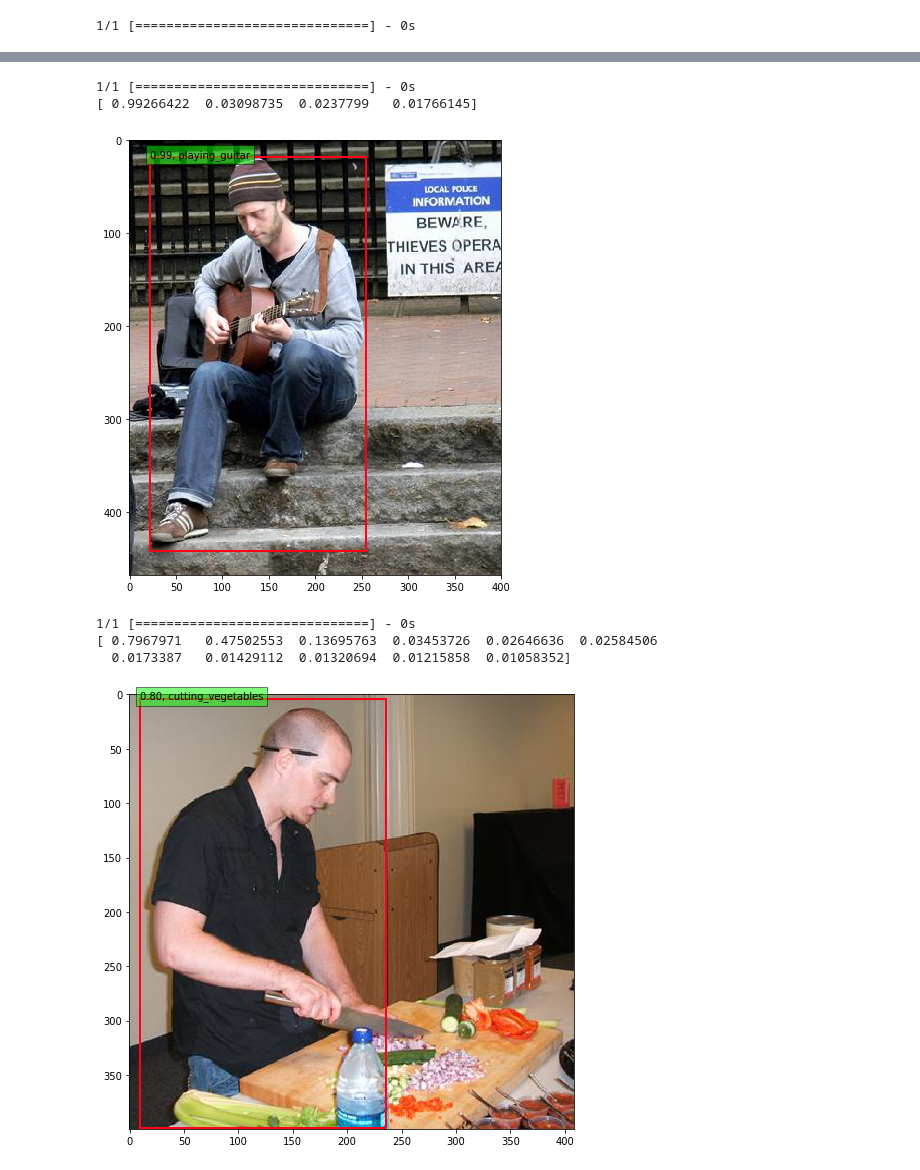
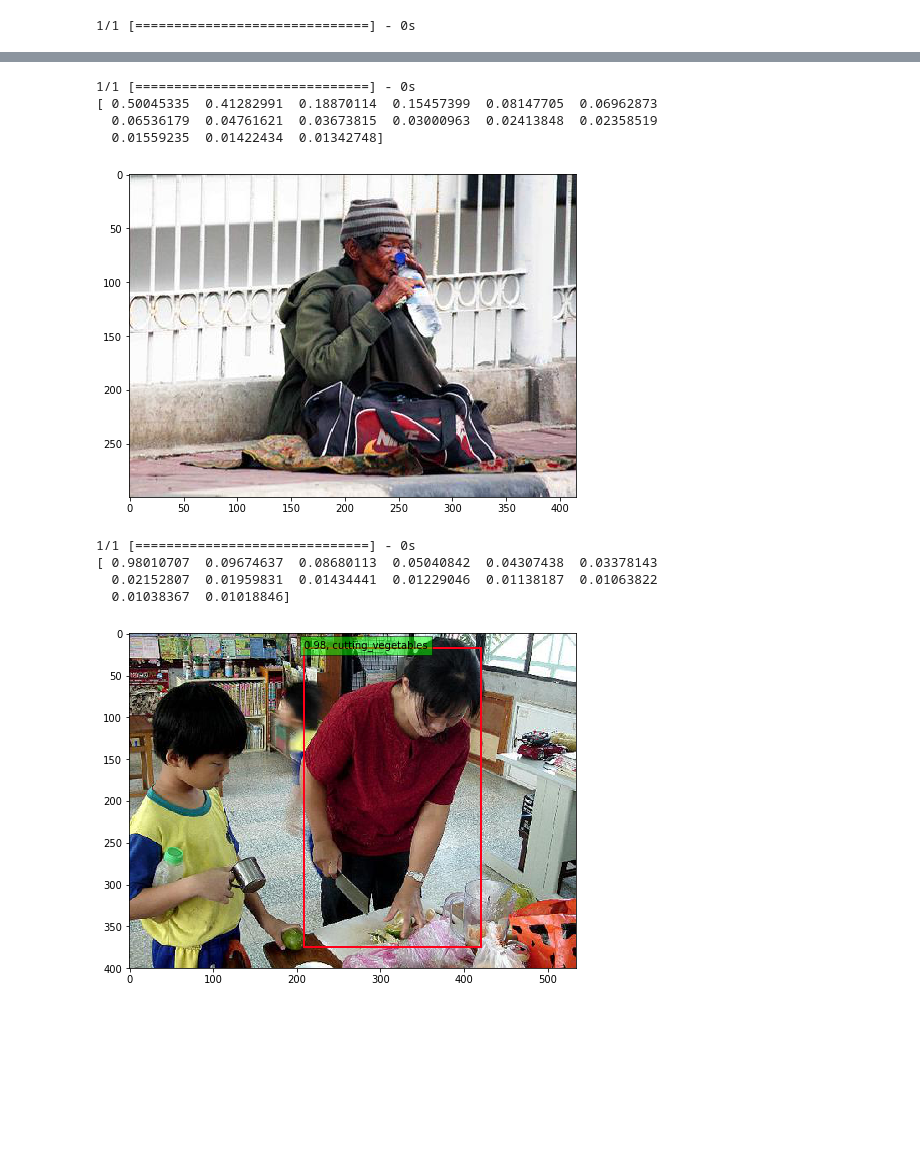
Before and after one commit to coby9241/ssd_keras_test, a Jupyter notebook: ssd_trial_2.ipynb, the cells around one changed output, grey strips where cells are left out. Drawn from its saved outputs; the diff is of its cells as text; code cells hidden in the pictures; blank space fills up the shorter version.

```diff
--- a/ssd_trial_2.ipynb
+++ b/ssd_trial_2.ipynb
@@ -250,6 +241,6 @@ gen = Generator(data, bbox_util, 16, path_prefix,
 # %%
 model = SSD300(input_shape, num_classes=NUM_CLASSES)
-model.load_weights('/output/my_model_weights_4.h5', by_name=True)
+model.load_weights('weights_SSD300.hdf5', by_name=True)
 # %%
 freeze = ['input_1', 'conv1_1', 'conv1_2', 'pool1',
           'conv2_1', 'conv2_2', 'pool2',
@@ -265,7 +256,7 @@ def schedule(epoch, decay=0.9):
 
 from keras.callbacks import ReduceLROnPlateau
 
-reducelr = ReduceLROnPlateau(monitor='val_loss', factor=0.9, patience=1,
+reducelr = ReduceLROnPlateau(monitor='val_loss', factor=0.9, patience=5,
                              verbose=1, mode='min', epsilon=0.0001, cooldown=0, min_lr=1e-7)
 
 #callbacks = [keras.callbacks.ModelCheckpoint('/output/weights.{epoch:02d}-{val_loss:.2f}.hdf5',
@@ -273,8 +264,7 @@ reducelr = ReduceLROnPlateau(monitor='val_loss', factor=0.9, patience=1,
 #                                             save_weights_only=True),
 #             keras.callbacks.LearningRateScheduler(schedule)]
 
-#callbacks = [keras.callbacks.LearningRateScheduler(schedule)]
-callbacks = [reducelr]
+callbacks = [keras.callbacks.LearningRateScheduler(schedule)]
 # %%
 base_lr = 3e-4
 optim = keras.optimizers.Adam(lr=base_lr)
@@ -289,5 +279,5 @@ model.optimizer.lr.assign(0.0001968300188309513)
 # %%
-nb_epoch = 1
+nb_epoch = 2
 history = model.fit_generator(gen.generate(True), gen.train_batches,
                               nb_epoch, verbose=2,
                               callbacks=callbacks,
@@ -326,7 +318,7 @@ plt.show()
 # %%
 inputs = []
 images = []
-img_path = path_prefix + sorted(val_keys)[102]
+img_path = path_prefix + sorted(val_keys)[865]
 img = image.load_img(img_path, target_size=(300, 300))
 img = image.img_to_array(img)
 images.append(imread(img_path))
@@ -394,7 +395,7 @@ for i, img in enumerate(images):
 # %%
 inputs = []
 images = []
-img_path = path_prefix + sorted(val_keys)[972]
+img_path = path_prefix + sorted(val_keys)[453]
 img = image.load_img(img_path, target_size=(300, 300))
 img = image.img_to_array(img)
 images.append(imread(img_path))
@@ -416,43 +417,45 @@ for i, img in enumerate(images):
     det_ymax = results[i][:, 5]
 
     # Get detections with confidence higher than 0.6.
-    top_indices = [i for i, conf in enumerate(det_conf) if conf >= 0.65]
+    top_indices = [i for i, conf in enumerate(det_conf) if conf >= 0.6]
 
     top_conf = det_conf[top_indices]
     top_label_indices = det_label[top_indices].tolist()
     top_xmin = det_xmin[top_indices]
     top_ymin = det_ymin[top_indices]
     top_xmax = det_xmax[top_indices]
     top_ymax = det_ymax[top_indices]
 
     colors = plt.cm.hsv(np.linspace(0, 1, 4)).tolist()
 
     plt.imshow(img / 255.)
     currentAxis = plt.gca()
 
     for i in range(top_conf.shape[0]):
         xmin = int(round(top_xmin[i] * img.shape[1]))
         ymin = int(round(top_ymin[i] * img.shape[0]))
         xmax = int(round(top_xmax[i] * img.shape[1]))
         ymax = int(round(top_ymax[i] * img.shape[0]))
         score = top_conf[i]
         label = int(top_label_indices[i])
         label_name = voc_classes[label - 1]
         display_txt = '{:0.2f}, {}'.format(score, label_name)
         coords = (xmin, ymin), xmax-xmin+1, ymax-ymin+1
         color = colors[3]
         currentAxis.add_patch(plt.Rectangle(*coords, fill=False, edgecolor=color, linewidth=2))
         currentAxis.text(xmin, ymin, display_txt, bbox={'facecolor':colors[1], 'alpha':0.5})
 
     plt.show()
 # %% [output]
 1/1 [==============================] - 0s
-[ 0.99266422  0.03098735  0.0237799   0.01766145]
+[ 0.50045335  0.41282991  0.18870114  0.15457399  0.08147705  0.06962873
+  0.06536179  0.04761621  0.03673815  0.03000963  0.02413848  0.02358519
+  0.01559235  0.01422434  0.01342748]
-[figure, old version]
+[figure, new version]
 # %%
 inputs = []
 images = []
-img_path = path_prefix + sorted(val_keys)[344]
+img_path = path_prefix + sorted(val_keys)[384]
 img = image.load_img(img_path, target_size=(300, 300))
 img = image.img_to_array(img)
 images.append(imread(img_path))
@@ -474,7 +477,7 @@ for i, img in enumerate(images):
     det_ymax = results[i][:, 5]
 
     # Get detections with confidence higher than 0.6.
-    top_indices = [i for i, conf in enumerate(det_conf) if conf >= 0.65]
+    top_indices = [i for i, conf in enumerate(det_conf) if conf >= 0.6]
 
     top_conf = det_conf[top_indices]
     top_label_indices = det_label[top_indices].tolist()
@@ -505,9 +508,10 @@ for i, img in enumerate(images):
     plt.show()
 # %% [output]
 1/1 [==============================] - 0s
-[ 0.7967971   0.47502553  0.13695763  0.03453726  0.02646636  0.02584506
-  0.0173387   0.01429112  0.01320694  0.01215858  0.01058352]
+[ 0.98010707  0.09674637  0.08680113  0.05040842  0.04307438  0.03378143
+  0.02152807  0.01959831  0.01434441  0.01229046  0.01138187  0.01063822
+  0.01038367  0.01018846]
-[figure, old version]
+[figure, new version]
 # %%
 inputs = []
 images = []
```
Also changed, not shown: parts of 19 cells of this notebook, 20 other files.
